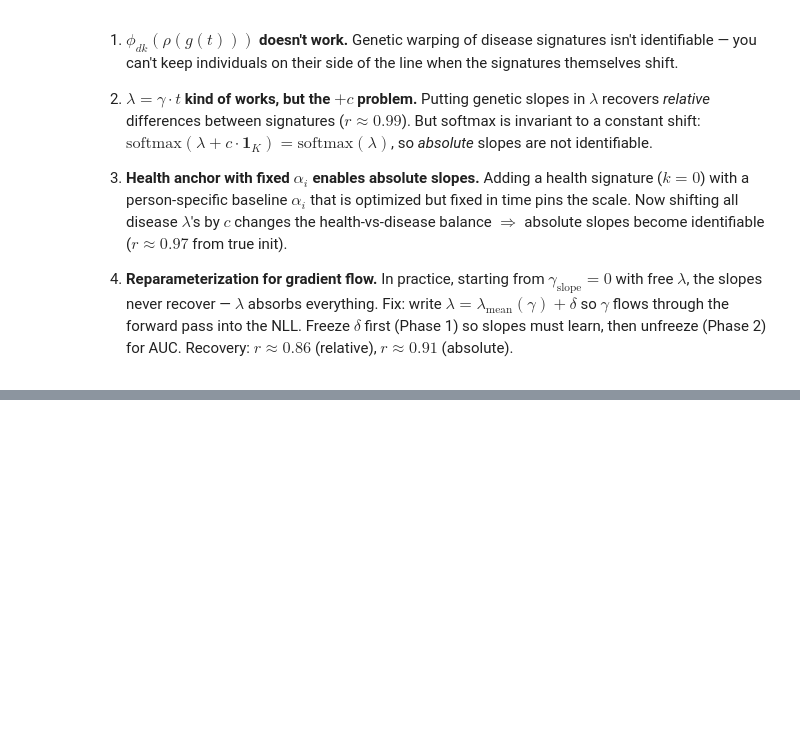
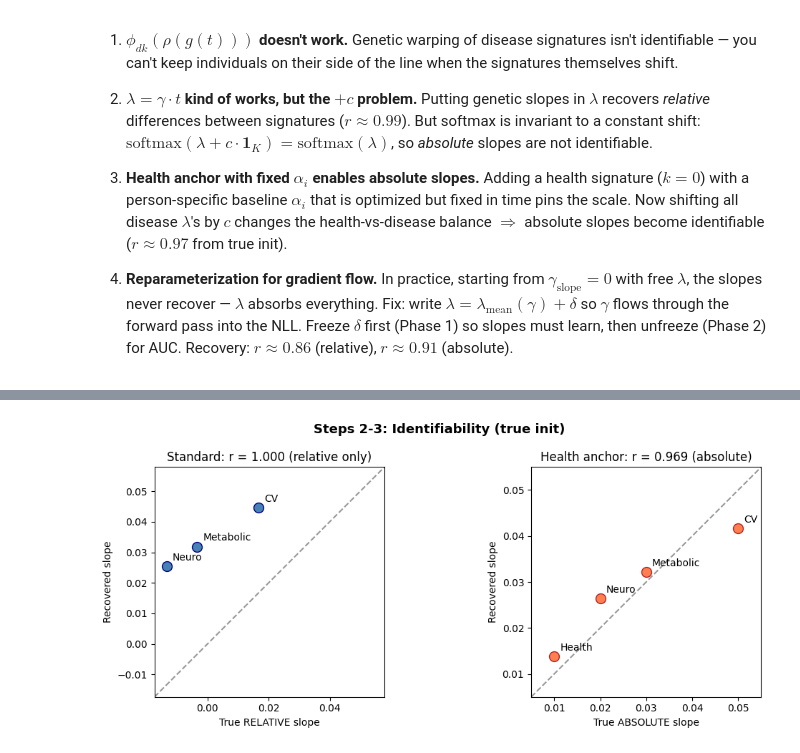
Before and after one commit to surbut/aladynoulli2, a Jupyter notebook: genetic_slope_recovery.ipynb, the cells around one changed output, grey strips where cells are left out. Saved outputs shown, nothing was run; the diff lists cells and outputs as text; code cells hidden in the pictures; blank space fills up the shorter version.

```diff
--- a/genetic_slope_recovery.ipynb
+++ b/genetic_slope_recovery.ipynb
@@ -54,31 +56,25 @@ $\gamma_{\text{slope}}$ parameterizes the prior mean of $\lambda$ — standard B
 # %%
-# --- Standard model: true init ---
+# === Standard model: old formulation + true init ===
 np.random.seed(42); torch.manual_seed(42)
 sim = simulate_data(include_health=False)
 
-model_true = AladynOldFormulation(
+model_std_true = AladynOldFormulation(
     sim['G'], sim['Y'], sim['K_total'], sim['r_k'],
     psi_init=sim['psi_true'],
     gamma_slope_init=sim['gamma_slope_true'],
     lambda_init=sim['lambda_true']
 )
 
-opt = torch.optim.Adam(model_true.parameters(), lr=0.008)
-print('Standard model: TRUE initialization')
-print(f'  TRUE slopes [SNP 0]: {sim["gamma_slope_true"][0, :]}')
+opt = torch.optim.Adam(model_std_true.parameters(), lr=0.008)
+print('Standard model (old formulation + TRUE init)')
 for epoch in range(300):
-    opt.zero_grad()
-    loss = model_true.loss(gp_weight=0.05)
-    loss.backward()
-    opt.step()
+    opt.zero_grad(); model_std_true.loss(gp_weight=0.05).backward(); opt.step()
     if epoch % 75 == 0:
-        auc = roc_auc_score(sim['Y'].flatten(), model_true.forward().detach().numpy().flatten())
-        est = model_true.gamma_slope[0, :].detach().numpy()
-        true_rel = sim['gamma_slope_true'][0, :] - sim['gamma_slope_true'][0, :].mean()
+        est = model_std_true.gamma_slope[0, :].detach().numpy()
         r = np.corrcoef(true_rel, est)[0, 1]
-        print(f'  Epoch {epoch}: AUC={auc:.4f}, slopes={est.round(4)}, r={r:.3f}')
+        print(f'  Epoch {epoch}: slopes={est.round(4)}, r={r:.3f}')
 
-est_std_true = model_true.gamma_slope[0, :].detach().numpy()
-true_rel = sim['gamma_slope_true'][0, :] - sim['gamma_slope_true'][0, :].mean()
+est_std_true = model_std_true.gamma_slope[0, :].detach().numpy()
 corr_std_true = np.corrcoef(true_rel, est_std_true)[0, 1]
-print(f'\nFinal correlation (relative): r = {corr_std_true:.4f}')
+print(f'\nRelative slopes maintained: r = {corr_std_true:.4f}')
+print(f'But absolute magnitudes drift: true={true_abs_std}, recovered={est_std_true.round(4)}')
@@ -132,34 +130,33 @@ print(f'\nFinal correlation (absolute): r = {corr_ha_true:.4f}')
 # %%
-# --- Identifiability summary plot ---
+# --- Identifiability plot: standard (relative) vs health anchor (absolute) ---
 fig, axes = plt.subplots(1, 2, figsize=(11, 4.5))
-true_abs = sim_ha['gamma_slope_true'][0, :]
 
-# Standard: relative
 ax = axes[0]
 ax.scatter(true_rel, est_std_true, s=100, c='steelblue', edgecolors='navy', zorder=3)
 lims = [min(true_rel.min(), est_std_true.min()) * 1.3,
         max(true_rel.max(), est_std_true.max()) * 1.3]
 ax.plot(lims, lims, 'k--', alpha=0.4, lw=1.5)
 for k, lab in enumerate(['CV', 'Metabolic', 'Neuro']):
     ax.annotate(lab, (true_rel[k], est_std_true[k]), xytext=(6, 6),
                 textcoords='offset points', fontsize=10)
 ax.set_xlabel('True RELATIVE slope'); ax.set_ylabel('Recovered slope')
-ax.set_title(f'Standard: r = {corr_std_true:.3f} (true init)')
+ax.set_title(f'Standard: r = {corr_std_true:.3f} (relative only)')
 ax.set_aspect('equal'); ax.set_xlim(lims); ax.set_ylim(lims)
 
-# Health anchor: absolute
 ax = axes[1]
-ax.scatter(true_abs, est_ha_true, s=100, c='coral', edgecolors='firebrick', zorder=3)
-lims2 = [min(true_abs.min(), est_ha_true.min()) - 0.005,
-         max(true_abs.max(), est_ha_true.max()) + 0.005]
+ax.scatter(true_abs_ha, est_ha_true, s=100, c='coral', edgecolors='firebrick', zorder=3)
+lims2 = [min(true_abs_ha.min(), est_ha_true.min()) - 0.005,
+         max(true_abs_ha.max(), est_ha_true.max()) + 0.005]
 ax.plot(lims2, lims2, 'k--', alpha=0.4, lw=1.5)
 for k, lab in enumerate(['Health', 'CV', 'Metabolic', 'Neuro']):
-    ax.annotate(lab, (true_abs[k], est_ha_true[k]), xytext=(6, 6),
+    ax.annotate(lab, (true_abs_ha[k], est_ha_true[k]), xytext=(6, 6),
                 textcoords='offset points', fontsize=10)
 ax.set_xlabel('True ABSOLUTE slope'); ax.set_ylabel('Recovered slope')
-ax.set_title(f'Health anchor: r = {corr_ha_true:.3f} (true init)')
+ax.set_title(f'Health anchor: r = {corr_ha_true:.3f} (absolute)')
 ax.set_aspect('equal'); ax.set_xlim(lims2); ax.set_ylim(lims2)
 
-plt.suptitle('Part 1: IDENTIFIABILITY (initialized near truth)', fontsize=13, fontweight='bold')
+plt.suptitle('Steps 2-3: Identifiability (true init)', fontsize=13, fontweight='bold')
 plt.tight_layout()
 plt.show()
+# %% [output]
+[figure, added]
```
Also changed, not shown: parts of 23 cells of this notebook, 4 other files.
